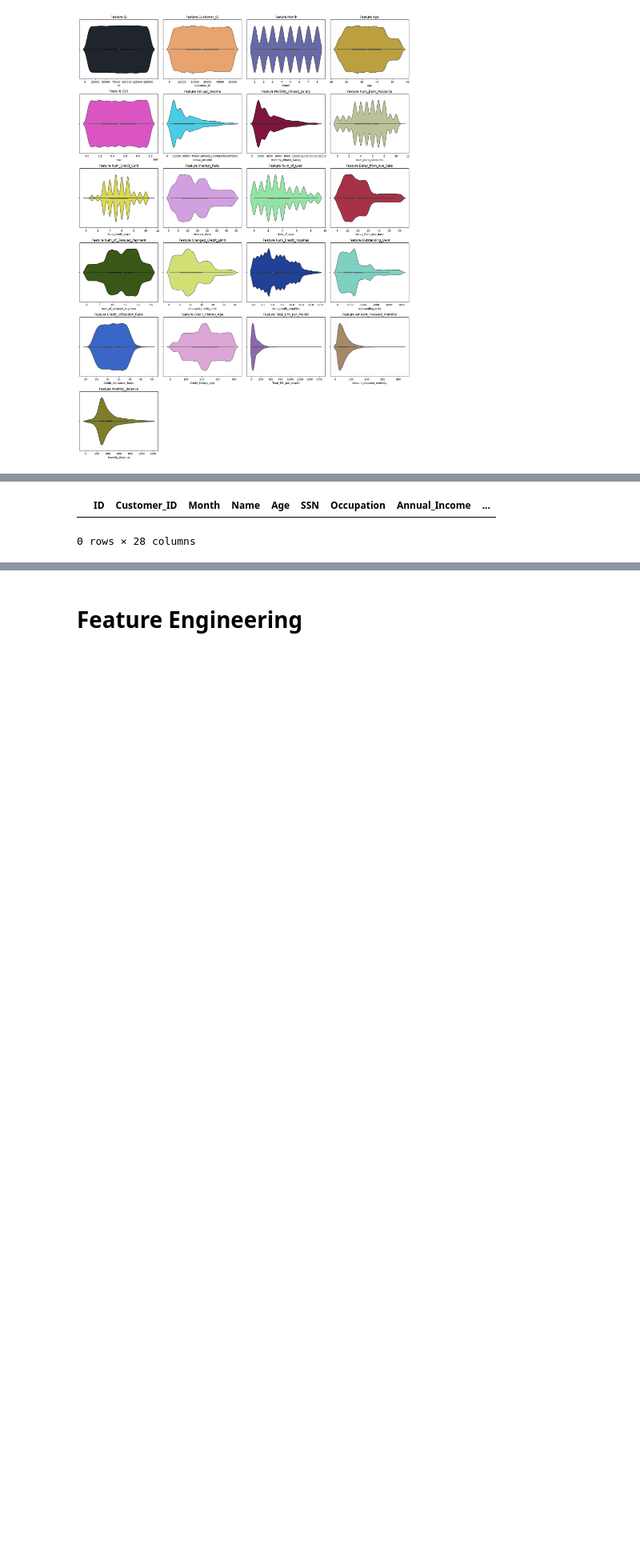
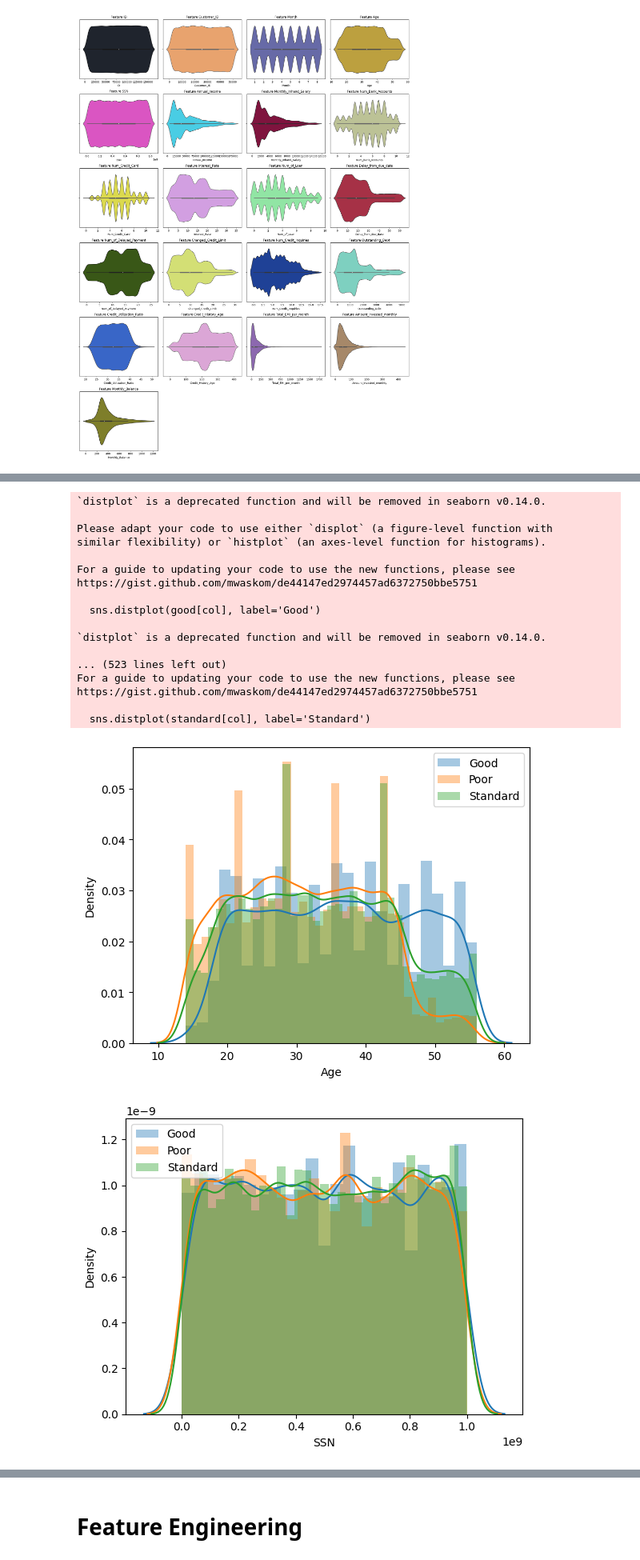
Before and after one commit to Behachee/Credit-Score-Classification, a Jupyter notebook: 3- Modeling/Final_Yash.ipynb, the cells around one changed output, grey strips where cells are left out. Shown at 80% size. Saved outputs shown, nothing was run; the diff lists cells and outputs as text; code cells hidden in the pictures; blank space fills up the shorter version.

```diff
--- a/3- Modeling/Final_Yash.ipynb
+++ b/3- Modeling/Final_Yash.ipynb
@@ -31,8 +31,8 @@ from sklearn.ensemble import AdaBoostClassifier
 # %% [markdown]
 Reading the train and test csv files.
 # %%
-train_df = pd.read_csv('/content/train_set.csv')
-test_df = pd.read_csv('/content/test_set.csv')
+train_df = pd.read_csv('data/train_set.csv')
+test_df = pd.read_csv('data/test_set.csv')
 # %% [markdown]
 # EDA
 # %%
@@ -173,5 +157,31 @@ train_df[train_df['Age'] < 15]
-# %%
-train_df[(train_df['Age'] < 14) | (train_df['Age'] > 70)]
-# %% [output]
-|  | ID | Customer_ID | Month | Name | Age | SSN | Occupation | Annual_Income | ... |
-0 rows × 28 columns
+# %%
+good = train_df[train_df['Credit_Score'] == 'Good']
+standard = train_df[train_df['Credit_Score'] == 'Standard']
+poor = train_df[train_df['Credit_Score'] == 'Poor']
+
+for col in train_df.select_dtypes('float'):
+    plt.figure()
+    sns.distplot(good[col], label='Good')
+    sns.distplot(poor[col], label='Poor')
+    sns.distplot(standard[col], label='Standard')
+    plt.legend()
+# %% [output]
+`distplot` is a deprecated function and will be removed in seaborn v0.14.0.
+
+Please adapt your code to use either `displot` (a figure-level function with
+similar flexibility) or `histplot` (an axes-level function for histograms).
+
+For a guide to updating your code to use the new functions, please see
+https://gist.github.com/mwaskom/de44147ed2974457ad6372750bbe5751
+
+  sns.distplot(good[col], label='Good')
+
+`distplot` is a deprecated function and will be removed in seaborn v0.14.0.
+
+... (523 lines left out)
+For a guide to updating your code to use the new functions, please see
+https://gist.github.com/mwaskom/de44147ed2974457ad6372750bbe5751
+
+  sns.distplot(standard[col], label='Standard')
+[figure, added]
+[figure, added]
```
Also changed, not shown: parts of 7 cells of this notebook.
